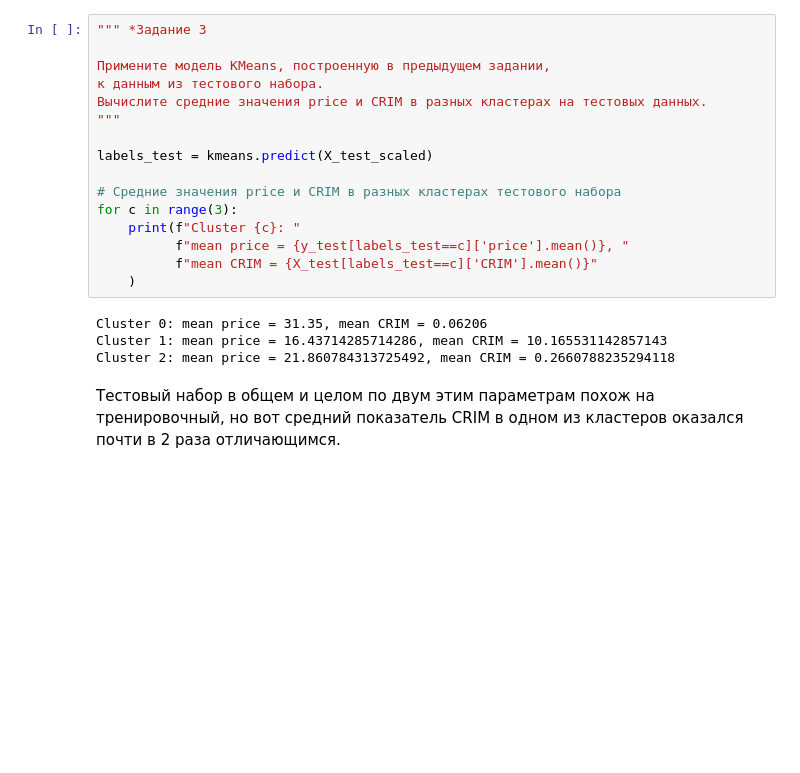
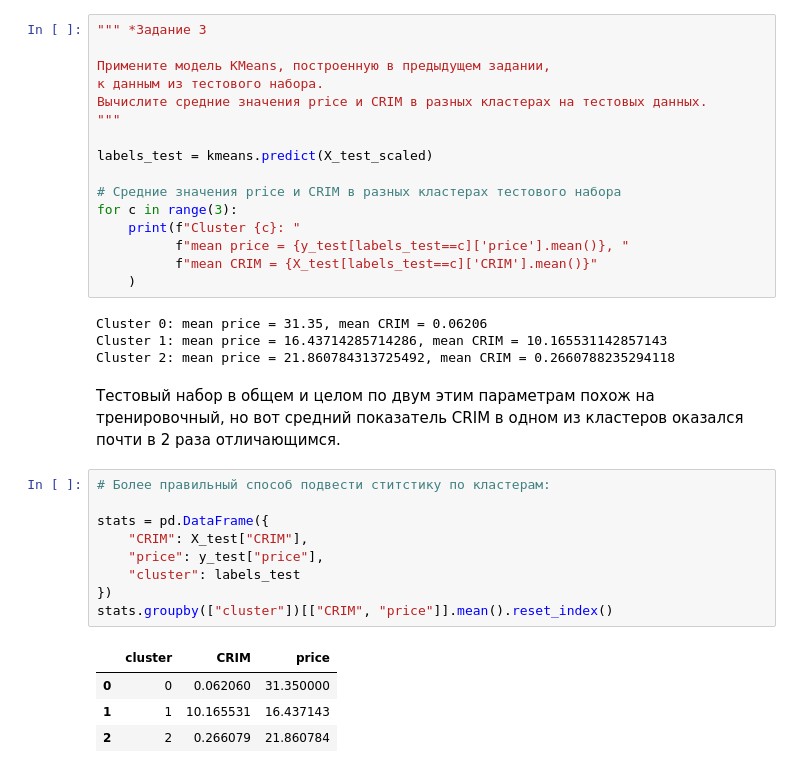
Before and after one commit to alexey-zakharenkov/gb-ds-libs, a Jupyter notebook: les_8/hw8.ipynb, the cells around one changed output. Saved outputs shown, nothing was run; the diff lists cells and outputs as text; blank space fills up the shorter version.

Commit message:
Add more correct way to get stats by clusters

```diff
--- a/les_8/hw8.ipynb
+++ b/les_8/hw8.ipynb
@@ -116,3 +116,17 @@ Cluster 1: mean price = 16.43714285714286, mean CRIM = 10.165531142857143
 Cluster 2: mean price = 21.860784313725492, mean CRIM = 0.2660788235294118
 # %% [markdown]
 Тестовый набор в общем и целом по двум этим параметрам похож на тренировочный, но вот средний показатель CRIM в одном из кластеров оказался почти в 2 раза отличающимся.
+# %%
+# Более правильный способ подвести ститстику по кластерам:
+
+stats = pd.DataFrame({
+    "CRIM": X_test["CRIM"],
+    "price": y_test["price"],
+    "cluster": labels_test
+})
+stats.groupby(["cluster"])[["CRIM", "price"]].mean().reset_index()
+# %% [output]
+|  | cluster | CRIM | price |
+| 0 | 0 | 0.062060 | 31.350000 |
+| 1 | 1 | 10.165531 | 16.437143 |
+| 2 | 2 | 0.266079 | 21.860784 |
```
